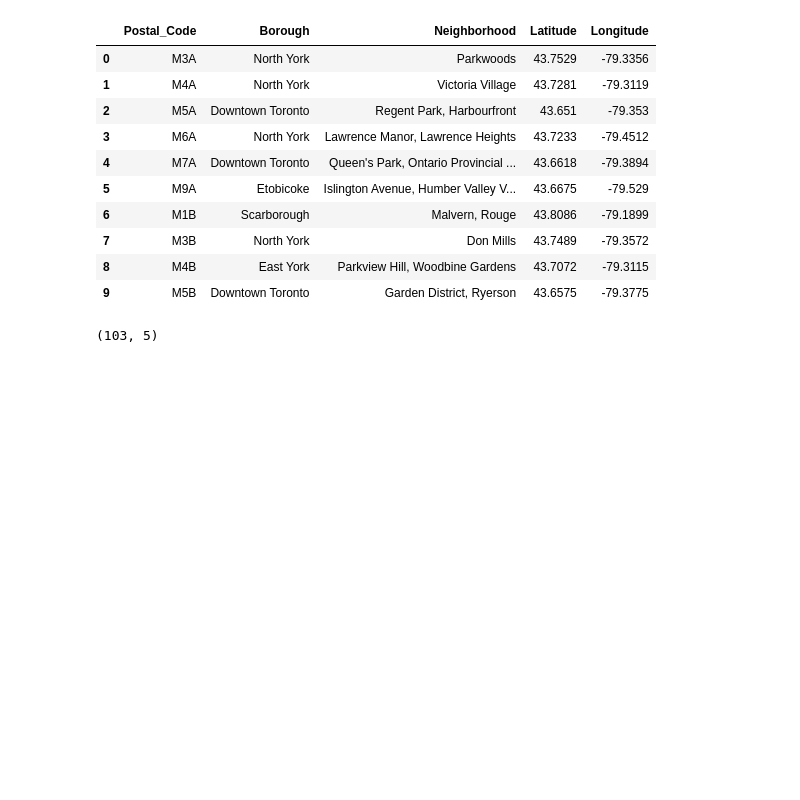
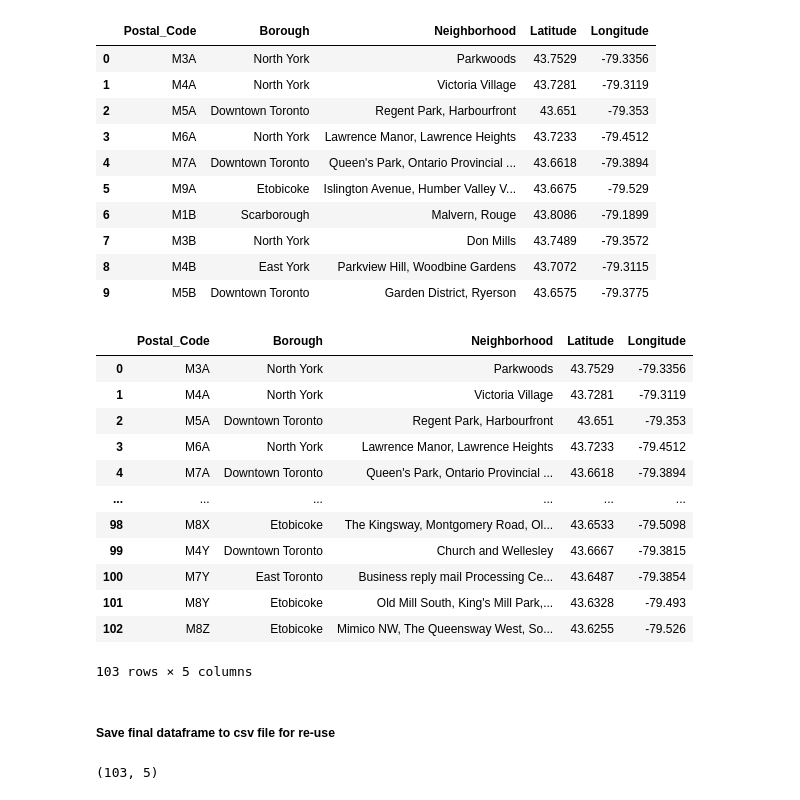
Before and after one commit to tkrowisz6/Coursera_Capstone, a Jupyter notebook: TYK-SegMentClusterTorontoNeighborhoods.ipynb, the cells around one changed output. Drawn from its saved outputs; the diff is of its cells as text; code cells hidden in the pictures; blank space fills up the shorter version.

```diff
--- a/TYK-SegMentClusterTorontoNeighborhoods.ipynb
+++ b/TYK-SegMentClusterTorontoNeighborhoods.ipynb
@@ -407,3 +429,21 @@ newDf2.head(10)
 | 7 | M3B | North York | Don Mills | 43.7489 | -79.3572 |
 | 8 | M4B | East York | Parkview Hill, Woodbine Gardens | 43.7072 | -79.3115 |
 | 9 | M5B | Downtown Toronto | Garden District, Ryerson | 43.6575 | -79.3775 |
+# %%
+newDf2
+# %% [output]
+|  | Postal_Code | Borough | Neighborhood | Latitude | Longitude |
+| 0 | M3A | North York | Parkwoods | 43.7529 | -79.3356 |
+| 1 | M4A | North York | Victoria Village | 43.7281 | -79.3119 |
+| 2 | M5A | Downtown Toronto | Regent Park, Harbourfront | 43.651 | -79.353 |
+| 3 | M6A | North York | Lawrence Manor, Lawrence Heights | 43.7233 | -79.4512 |
+| 4 | M7A | Downtown Toronto | Queen's Park, Ontario Provincial ... | 43.6618 | -79.3894 |
+| ... | ... | ... | ... | ... | ... |
+| 98 | M8X | Etobicoke | The Kingsway, Montgomery Road, Ol... | 43.6533 | -79.5098 |
+| 99 | M4Y | Downtown Toronto | Church and Wellesley | 43.6667 | -79.3815 |
+| 100 | M7Y | East Toronto | Business reply mail Processing Ce... | 43.6487 | -79.3854 |
+| 101 | M8Y | Etobicoke | Old Mill South, King's Mill Park,... | 43.6328 | -79.493 |
+| 102 | M8Z | Etobicoke | Mimico NW, The Queensway West, So... | 43.6255 | -79.526 |
+103 rows × 5 columns
+# %% [markdown]
+##### Save final dataframe to csv file for re-use
```
Also changed, not shown: parts of 11 cells of this notebook.
